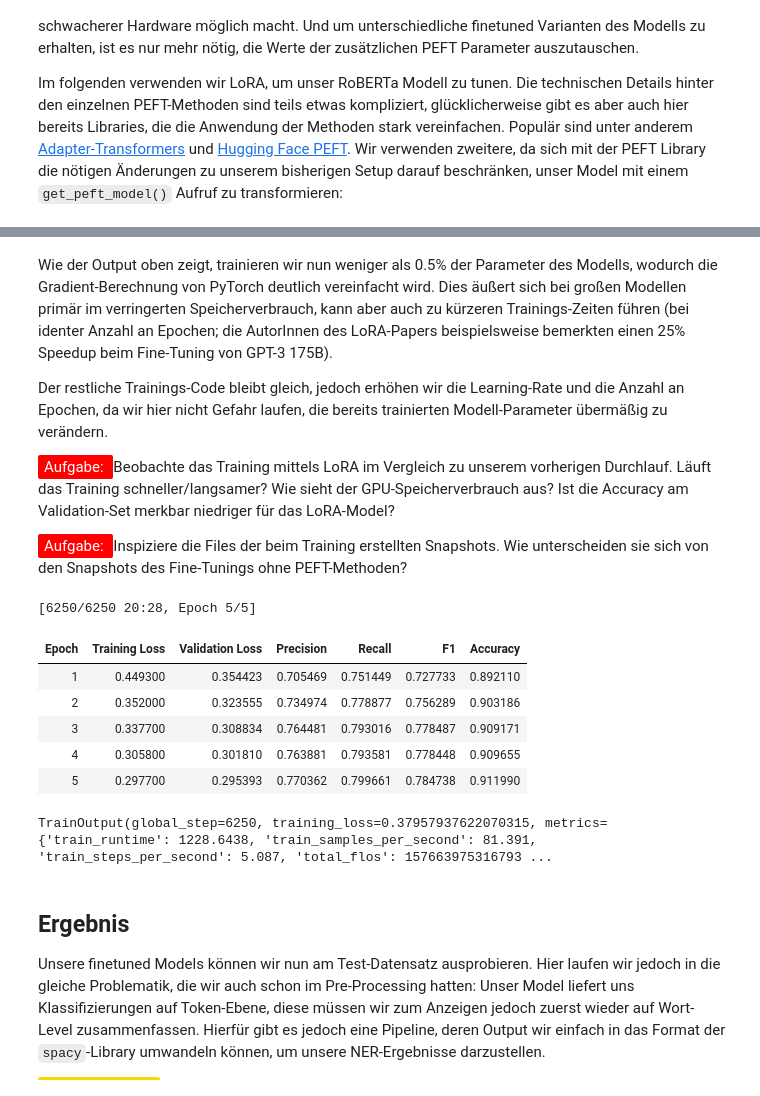
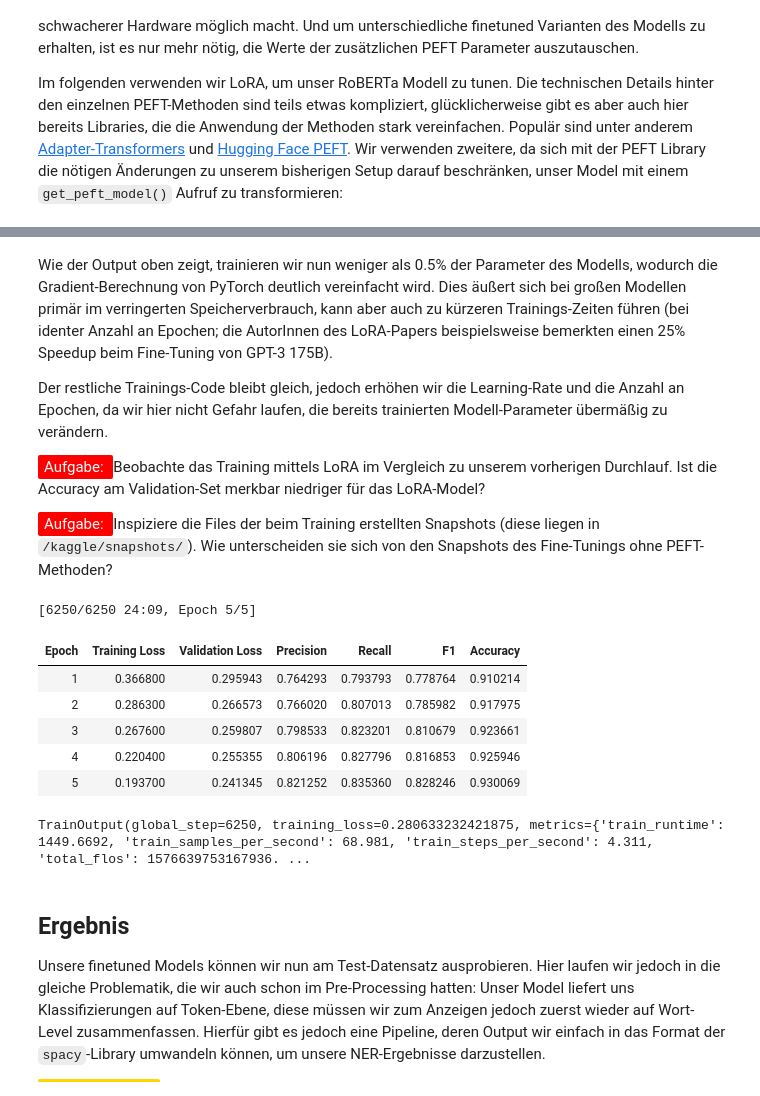
Before and after one commit to winnedatsch/ml-workshop, a Jupyter notebook: notebooks/day2_llm_finetuning.ipynb, the cells around one changed output, grey strips where cells are left out. Cells and saved outputs as stored; diff of their text form; code cells hidden in the pictures.

Commit message:
Kaggle Notebook | day2_llm_finetuning | Version 5

```diff
--- a/notebooks/day2_llm_finetuning.ipynb
+++ b/notebooks/day2_llm_finetuning.ipynb
@@ -435,49 +481,49 @@ Wie der Output oben zeigt, trainieren wir nun weniger als 0.5% der Parameter des
 
 Der restliche Trainings-Code bleibt gleich, jedoch erhöhen wir die Learning-Rate und die Anzahl an Epochen, da wir hier nicht Gefahr laufen, die bereits trainierten Modell-Parameter übermäßig zu verändern.
 
-<span style="color:white; background-color: red; padding: 3px 6px; border-radius: 2px; margin-right: 5px;">Aufgabe: </span> Beobachte das Training mittels LoRA im Vergleich zu unserem vorherigen Durchlauf. Läuft das Training schneller/langsamer? Wie sieht der GPU-Speicherverbrauch aus? Ist die Accuracy am Validation-Set merkbar niedriger für das LoRA-Model?
+<span style="color:white; background-color: red; padding: 3px 6px; border-radius: 2px; margin-right: 5px;">Aufgabe: </span> Beobachte das Training mittels LoRA im Vergleich zu unserem vorherigen Durchlauf. Ist die Accuracy am Validation-Set merkbar niedriger für das LoRA-Model?
 
-<span style="color:white; background-color: red; padding: 3px 6px; border-radius: 2px; margin-right: 5px;">Aufgabe: </span> Inspiziere die Files der beim Training erstellten Snapshots. Wie unterscheiden sie sich von den Snapshots des Fine-Tunings ohne PEFT-Methoden?
+<span style="color:white; background-color: red; padding: 3px 6px; border-radius: 2px; margin-right: 5px;">Aufgabe: </span> Inspiziere die Files der beim Training erstellten Snapshots (diese liegen in `/kaggle/snapshots/`). Wie unterscheiden sie sich von den Snapshots des Fine-Tunings ohne PEFT-Methoden?
 # %%
 from transformers import TrainingArguments, Trainer
 
 lr = 1e-3
 batch_size = 16
-num_epochs = 5
+num_epochs = 4
 
 training_args_lora = TrainingArguments(
     output_dir="roberta-base-lora-token-classification",
     learning_rate=lr,
     per_device_train_batch_size=batch_size,
     per_device_eval_batch_size=batch_size,
     num_train_epochs=num_epochs,
     weight_decay=0.01,
     evaluation_strategy="epoch",
     save_strategy="epoch",
     load_best_model_at_end=True,
     report_to="none"
 )
 
 trainer_lora = Trainer(
     model=roberta_ner_lora,
     args=training_args_lora,
     train_dataset=tokenized_wikiann["train"],
     eval_dataset=tokenized_wikiann["validation"],
     tokenizer=roberta_tokenizer,
     data_collator=data_collator,
     compute_metrics=compute_metrics
 )
 
 trainer_lora.train()
 # %% [output]
-[6250/6250 20:28, Epoch 5/5]
+[6250/6250 24:09, Epoch 5/5]
 | Epoch | Training Loss | Validation Loss | Precision | Recall | F1 | Accuracy |
-| 1 | 0.449300 | 0.354423 | 0.705469 | 0.751449 | 0.727733 | 0.892110 |
-| 2 | 0.352000 | 0.323555 | 0.734974 | 0.778877 | 0.756289 | 0.903186 |
-| 3 | 0.337700 | 0.308834 | 0.764481 | 0.793016 | 0.778487 | 0.909171 |
-| 4 | 0.305800 | 0.301810 | 0.763881 | 0.793581 | 0.778448 | 0.909655 |
-| 5 | 0.297700 | 0.295393 | 0.770362 | 0.799661 | 0.784738 | 0.911990 |
+| 1 | 0.366800 | 0.295943 | 0.764293 | 0.793793 | 0.778764 | 0.910214 |
+| 2 | 0.286300 | 0.266573 | 0.766020 | 0.807013 | 0.785982 | 0.917975 |
+| 3 | 0.267600 | 0.259807 | 0.798533 | 0.823201 | 0.810679 | 0.923661 |
+| 4 | 0.220400 | 0.255355 | 0.806196 | 0.827796 | 0.816853 | 0.925946 |
+| 5 | 0.193700 | 0.241345 | 0.821252 | 0.835360 | 0.828246 | 0.930069 |
-TrainOutput(global_step=6250, training_loss=0.37957937622070315, metrics={'train_runtime': 1228.6438, 'train_samples_per_second': 81.391, 'train_steps_per_second': 5.087, 'total_flos': 157663975316793 ...
+TrainOutput(global_step=6250, training_loss=0.280633232421875, metrics={'train_runtime': 1449.6692, 'train_samples_per_second': 68.981, 'train_steps_per_second': 4.311, 'total_flos': 1576639753167936. ...
 # %% [markdown]
 ## Ergebnis
 Unsere finetuned Models können wir nun am Test-Datensatz ausprobieren. Hier laufen wir jedoch in die gleiche Problematik, die wir auch schon im Pre-Processing hatten: Unser Model liefert uns Klassifizierungen auf Token-Ebene, diese müssen wir zum Anzeigen jedoch zuerst wieder auf Wort-Level zusammenfassen. Hierfür gibt es jedoch eine Pipeline, deren Output wir einfach in das Format der `spacy`-Library umwandeln können, um unsere NER-Ergebnisse darzustellen.
```
Also changed, not shown: parts of 21 cells of this notebook.
